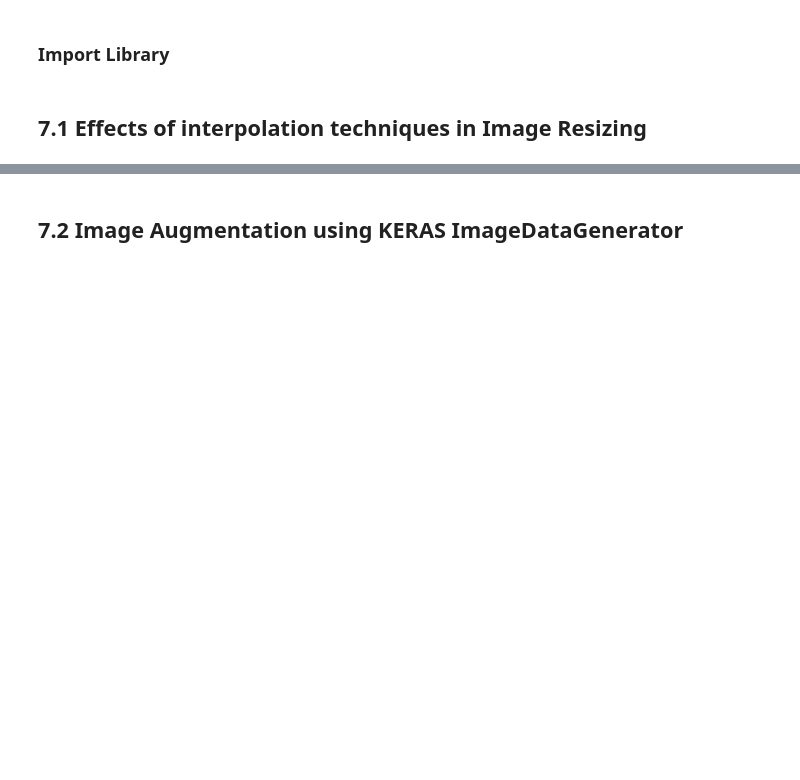
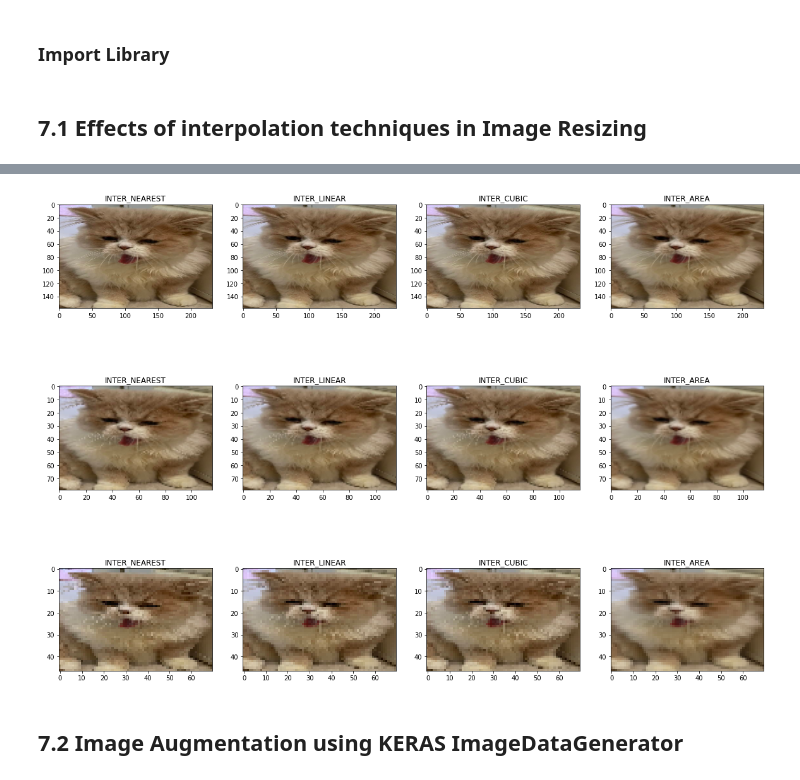
Before and after one commit to LittleLunar/image-processing-class, a Jupyter notebook: src/activity7.ipynb, the cells around one changed output, grey strips where cells are left out. Saved outputs shown, nothing was run; the diff lists cells and outputs as text; code cells hidden in the pictures; blank space fills up the shorter version.

```diff
--- a/src/activity7.ipynb
+++ b/src/activity7.ipynb
@@ -25,3 +69,26 @@ inter_method = [cv2.INTER_NEAREST, cv2.INTER_LINEAR, cv2.INTER_CUBIC, cv2.INTER_
+# %%
+# Display result using each scale_factors & interpolation methods
+plt.figure(figsize=(20,15))
+
+for i, _ in enumerate(Reduce_factors):
+
+    plt.subplot(3, 4, 1 + (4 * i))
+    plt.title("INTER_NEAREST")
+    plt.imshow(resized[i][0])
+
+    plt.subplot(3, 4, 2 + (4 * i))
+    plt.title("INTER_LINEAR")
+    plt.imshow(resized[i][1])
+
+    plt.subplot(3, 4, 3 + (4 * i))
+    plt.title("INTER_CUBIC")
+    plt.imshow(resized[i][2])
+
+    plt.subplot(3, 4, 4 + (4 * i))
+    plt.title("INTER_AREA")
+    plt.imshow(resized[i][3])
+# %% [output]
+[figure, added]
 # %% [markdown]
 ## 7.2 Image Augmentation using KERAS ImageDataGenerator
 # %%
```
Also changed, not shown: parts of 12 cells of this notebook.
